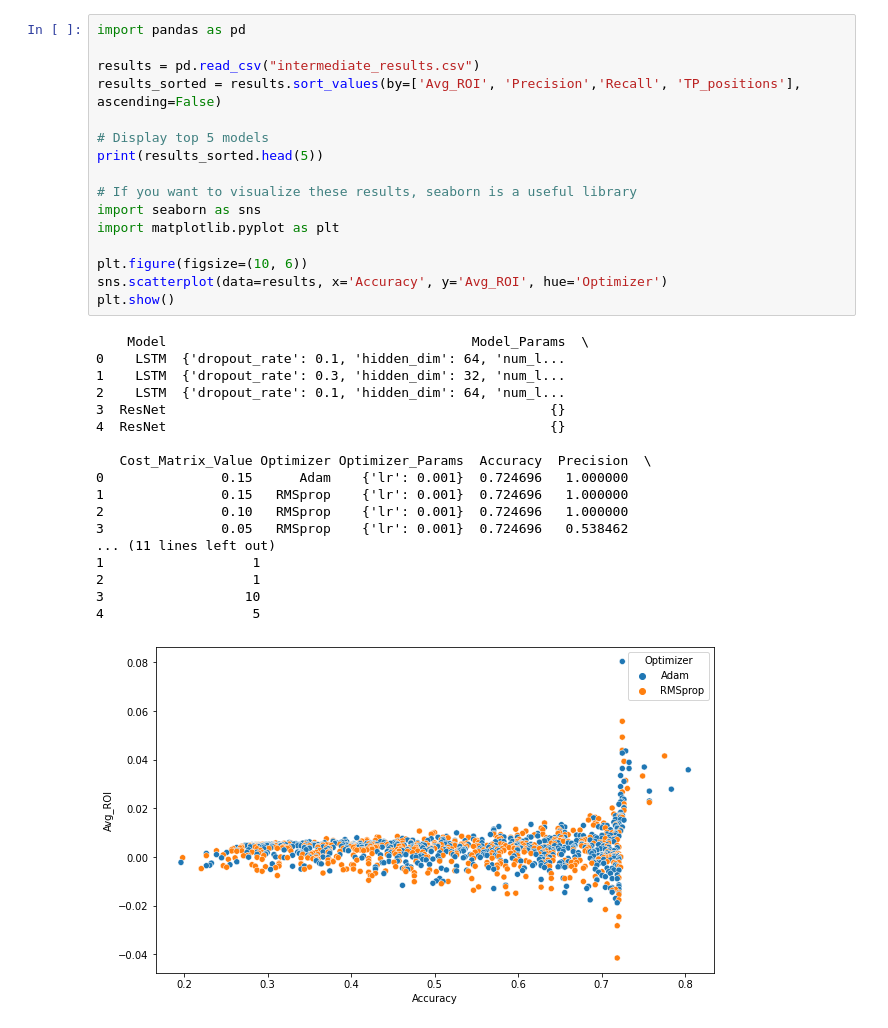
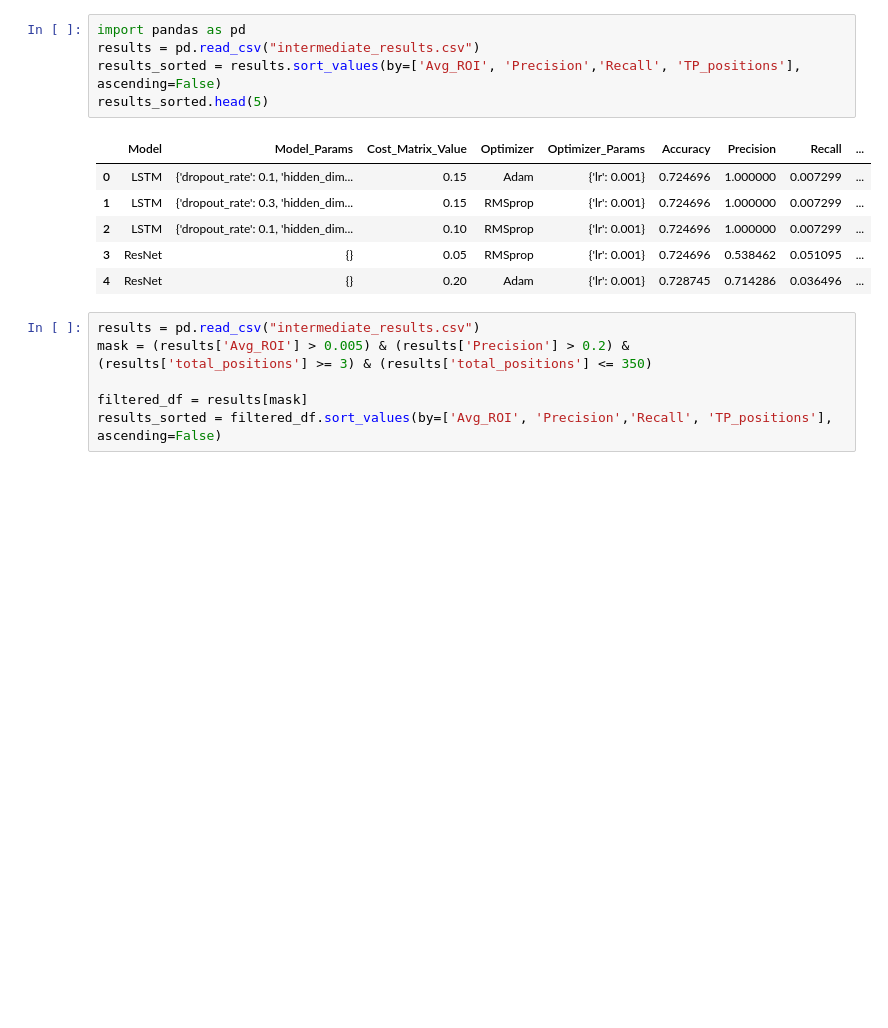
Before and after one commit to roeimichael/NeuralNetsTesting, a Jupyter notebook: Untitled.ipynb, the cells around one changed output. Drawn from its saved outputs; the diff is of its cells as text; blank space fills up the shorter version.

```diff
--- a/Untitled.ipynb
+++ b/Untitled.ipynb
@@ -1,36 +1,19 @@
 # %%
 import pandas as pd
-
 results = pd.read_csv("intermediate_results.csv")
 results_sorted = results.sort_values(by=['Avg_ROI', 'Precision','Recall', 'TP_positions'], ascending=False)
-
-# Display top 5 models
-print(results_sorted.head(5))
-
-# If you want to visualize these results, seaborn is a useful library
-import seaborn as sns
-import matplotlib.pyplot as plt
-
-plt.figure(figsize=(10, 6))
-sns.scatterplot(data=results, x='Accuracy', y='Avg_ROI', hue='Optimizer')
-plt.show()
+results_sorted.head(5)
 # %% [output]
-    Model                                       Model_Params  \
-0    LSTM  {'dropout_rate': 0.1, 'hidden_dim': 64, 'num_l...
-1    LSTM  {'dropout_rate': 0.3, 'hidden_dim': 32, 'num_l...
-2    LSTM  {'dropout_rate': 0.1, 'hidden_dim': 64, 'num_l...
-3  ResNet                                                 {}
-4  ResNet                                                 {}
-
-   Cost_Matrix_Value Optimizer Optimizer_Params  Accuracy  Precision  \
-0               0.15      Adam    {'lr': 0.001}  0.724696   1.000000
-1               0.15   RMSprop    {'lr': 0.001}  0.724696   1.000000
-2               0.10   RMSprop    {'lr': 0.001}  0.724696   1.000000
-3               0.05   RMSprop    {'lr': 0.001}  0.724696   0.538462
-... (11 lines left out)
-1                   1
-2                   1
-3                  10
-4                   5
-[figure, removed]
+|  | Model | Model_Params | Cost_Matrix_Value | Optimizer | Optimizer_Params | Accuracy | Precision | Recall | ... |
+| 0 | LSTM | {'dropout_rate': 0.1, 'hidden_dim... | 0.15 | Adam | {'lr': 0.001} | 0.724696 | 1.000000 | 0.007299 | ... |
+| 1 | LSTM | {'dropout_rate': 0.3, 'hidden_dim... | 0.15 | RMSprop | {'lr': 0.001} | 0.724696 | 1.000000 | 0.007299 | ... |
+| 2 | LSTM | {'dropout_rate': 0.1, 'hidden_dim... | 0.10 | RMSprop | {'lr': 0.001} | 0.724696 | 1.000000 | 0.007299 | ... |
+| 3 | ResNet | {} | 0.05 | RMSprop | {'lr': 0.001} | 0.724696 | 0.538462 | 0.051095 | ... |
+| 4 | ResNet | {} | 0.20 | Adam | {'lr': 0.001} | 0.728745 | 0.714286 | 0.036496 | ... |
+# %%
+results = pd.read_csv("intermediate_results.csv")
+mask = (results['Avg_ROI'] > 0.005) & (results['Precision'] > 0.2) & (results['total_positions'] >= 3) & (results['total_positions'] <= 350)
+
+filtered_df = results[mask]
+results_sorted = filtered_df.sort_values(by=['Avg_ROI', 'Precision','Recall', 'TP_positions'], ascending=False)
 # %%
```
Also changed, not shown: parts of 3 cells of this notebook, 3 other files.
